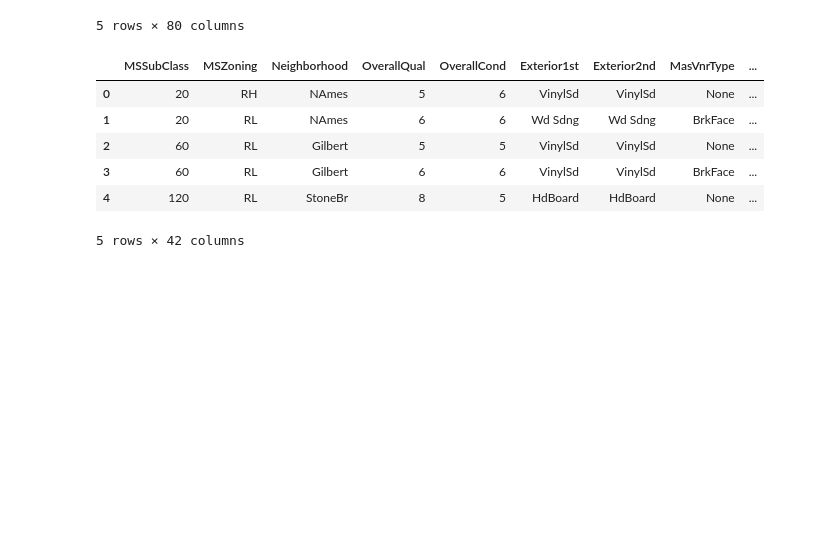
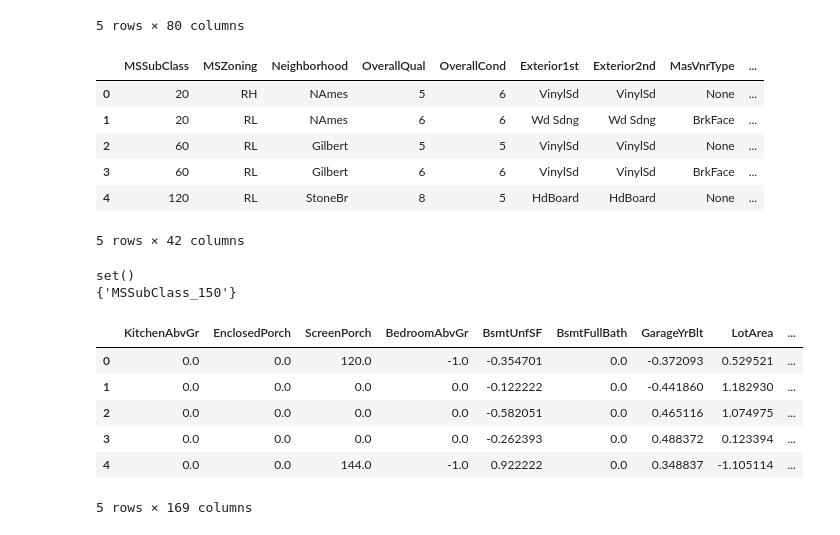
Before and after one commit to Fernandohf/ESIG_Challenge, a Jupyter notebook: HousePrice.ipynb, the cells around one changed output. Saved outputs shown, nothing was run; the diff lists cells and outputs as text; code cells hidden in the pictures; blank space fills up the shorter version.

```diff
--- a/HousePrice.ipynb
+++ b/HousePrice.ipynb
@@ -702,7 +702,7 @@ print(y.shape)
 (1460,)
 # %%
 # Split data
-X_train, X_test, y_train, y_test = train_test_split(X, y, test_size=.2)
+X_train, y_train = X, y
 # %%
 print(X_train.shape)
 print(y_train.shape)
@@ -951,0 +934,34 @@ f_test.head()
+# %%
+# Difference in columns
+print(set(X_train.columns) - set(X_test.columns))
+print(set(X_test.columns) - set(X_train.columns))
+# %% [output]
+set()
+{'MSSubClass_150'}
+# %%
+# Managing categorical variables
+cat_cols = f_train.select_dtypes('category').columns
+df_dummies = pd.get_dummies(f_test[cat_cols], prefix=cat_cols, drop_first=True)
+X_cat = df_dummies
+
+# Scaling numeric variables
+scale_features = list(f_test.select_dtypes(exclude='category').columns)
+X_num = f_test[scale_features].copy()
+X_num[scale_features] = scaler.transform(f_test[scale_features].values)
+
+# Features and target
+X_test = pd.concat([X_num, X_cat], axis=1)
+for c in X_train.columns:
+    if c not in X_test.columns:
+        X_test[c] = 0
+
+# Only columns in training
+X_test[X_train.columns].head()
+# %% [output]
+|  | KitchenAbvGr | EnclosedPorch | ScreenPorch | BedroomAbvGr | BsmtUnfSF | BsmtFullBath | GarageYrBlt | LotArea | ... |
+| 0 | 0.0 | 0.0 | 120.0 | -1.0 | -0.354701 | 0.0 | -0.372093 | 0.529521 | ... |
+| 1 | 0.0 | 0.0 | 0.0 | 0.0 | -0.122222 | 0.0 | -0.441860 | 1.182930 | ... |
+| 2 | 0.0 | 0.0 | 0.0 | 0.0 | -0.582051 | 0.0 | 0.465116 | 1.074975 | ... |
+| 3 | 0.0 | 0.0 | 0.0 | 0.0 | -0.262393 | 0.0 | 0.488372 | 0.123394 | ... |
+| 4 | 0.0 | 0.0 | 144.0 | -1.0 | 0.922222 | 0.0 | 0.348837 | -1.105114 | ... |
+5 rows × 169 columns
```
Also changed, not shown: parts of 11 cells of this notebook, 1 other file.
